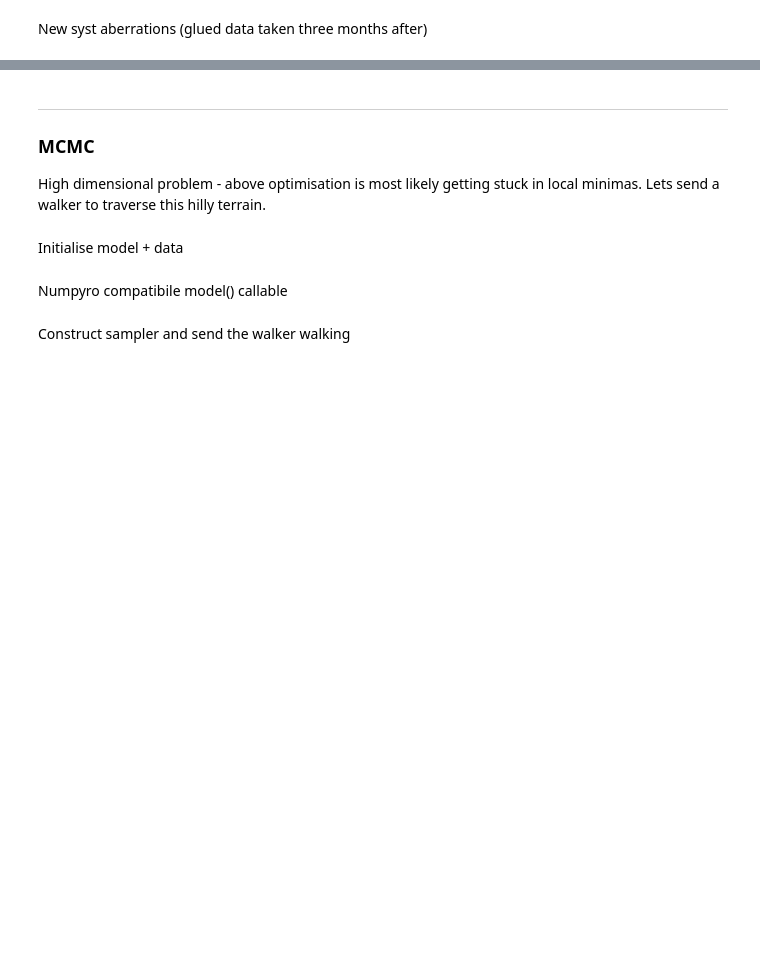
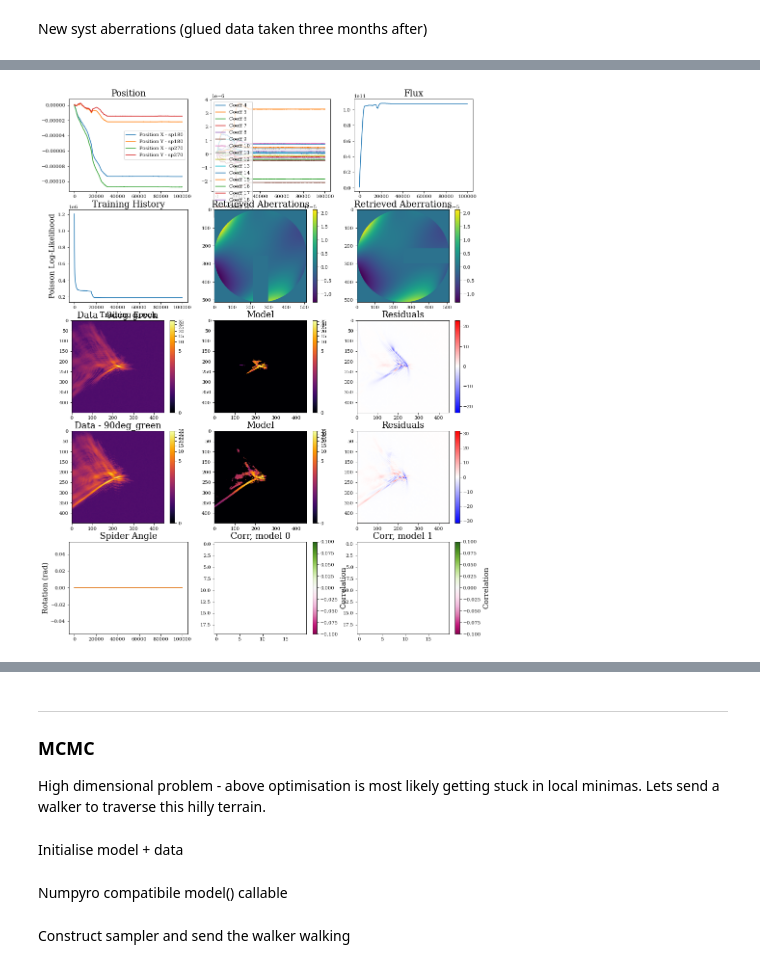
Before and after one commit to TolimanSpace/toliman_dp_design_testing, a Jupyter notebook: Gluing_Characterisation.ipynb, the cells around one changed output, grey strips where cells are left out. Cells and saved outputs as stored; diff of their text form; code cells hidden in the pictures; blank space fills up the shorter version.

```diff
--- a/Gluing_Characterisation.ipynb
+++ b/Gluing_Characterisation.ipynb
@@ -418,11 +432,11 @@ optimisers = [
             # optax.adam(learning_rate=1e-7),
             # optax.adam(learning_rate=1e8),
             # optax.adam(learning_rate=learning_rate),
-            optax.adam(learning_rate=1e-8),
+            optax.adam(learning_rate=1e-9),
             # optax.sgd(learning_rate=1e-16),
 
             # optax.adam(learning_rate=1e-2),
-            optax.adam(learning_rate=1e-6),
+            optax.adam(learning_rate=1e-8),
             optax.adam(learning_rate=1e8),
               ]
 # for individul plates
@@ -1309,7 +1333,7 @@ for i in range(1):
     configs = [instrument_sp180, instrument_sp270]
     optim, opt_state = zdx.get_optimiser(instrument_sp180, params, optimisers) # Needs to be iterable param (i.e. accessible via instrument class)
 
-    progress_bar = tqdm(range(50000), desc='Loss: ')
+    progress_bar = tqdm(range(100000), desc='Loss: ')
 
     # Run optimisation loop
     net_losses, Coeffs, Positions_sp180, Positions_sp270, Fluxes, SpiderAngles= [],[],[],[],[],[]
@@ -1531,36 +1555,38 @@ for k, config in enumerate(configs):
     model_psf = ( (model_psf - model_psf.min()) * new_range )/current_range + scaled_data.min()
     norm_psf = PowerNorm(0.2, vmax=model_psf.max(), vmin=model_psf.min())
     mask = np.ones(scaled_data.shape)
-    # mask[scaled_data <= 225] = 0
+    mask[scaled_data <= 2] = 0
     plt.imshow(model_psf*mask, norm=norm_psf)
     plt.title('Model')
     plt.colorbar()
     it+=1
 
     plt.subplot(5,3,it)
     resid = scaled_data - model_psf
     plt.imshow(resid, cmap='bwr', vmax = np.abs(resid).max(), vmin = -np.abs(resid).max())
     plt.colorbar()
     plt.title('Residuals')
     it+=1
 
 plt.subplot(5,3,it)
 spider_angles_arr = np.asarray(SpiderAngles)
 plt.plot(spider_angles_arr[:,0], label="config0")
 plt.plot(spider_angles_arr[:,1], label="config1")
 final_spider_angle.append(spider_angles_arr[-1,0])
 final_spider_angle.append(spider_angles_arr[-1,1])
 plt.title("Spider Angle")
 plt.ylabel("Rotation (rad)")
 it += 1
 
 for k in range(len(configs)):
     plt.subplot(5,3,it)
     plt.imshow(corr_matrices[k], cmap='PiYG')#, vmin=-1, vmax=1)'
     plt.colorbar(label='Correlation')
     plt.title("Corr, model "+str(k))
 
     it+=1
+# %% [output]
+[figure, added]
 # %%
 # coeffs comparison
 green_glued_coeffs= glued_coeffs[0]
```
Also changed, not shown: parts of 12 cells of this notebook.
